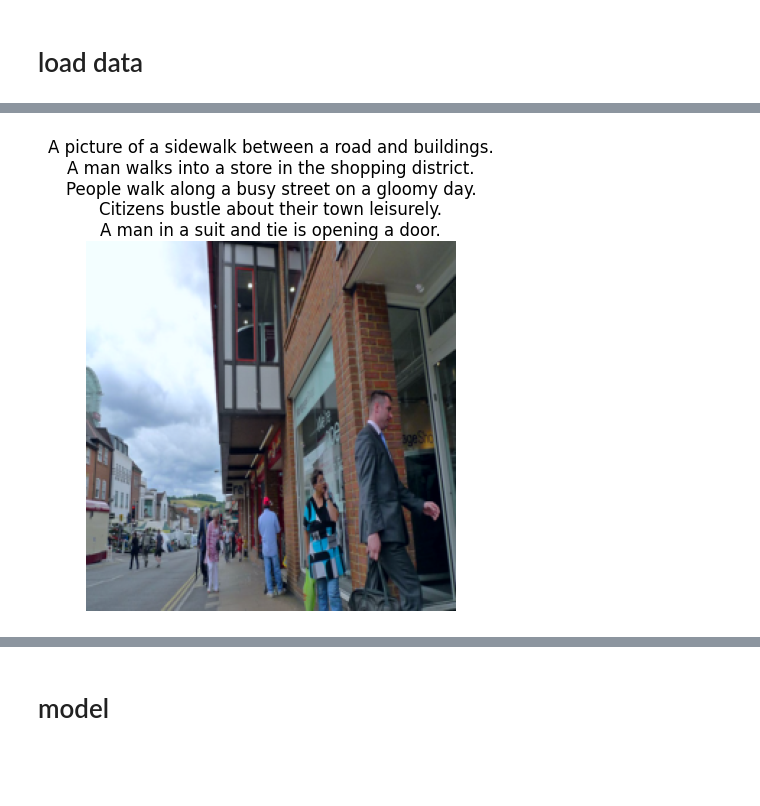
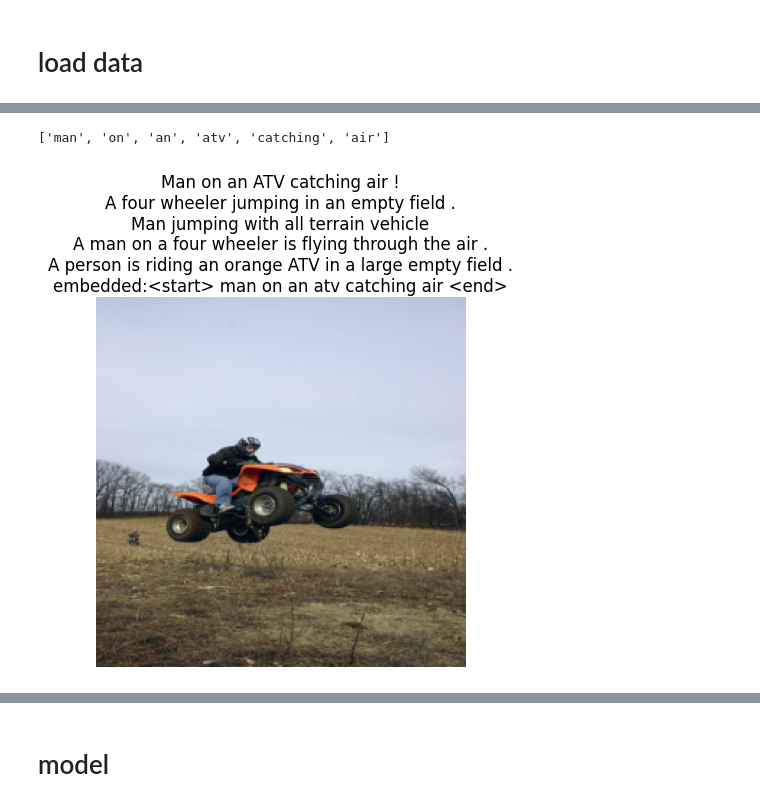
Before and after one commit to raziie/image-captioning-app, a Jupyter notebook: image-caption-generation.ipynb, the cells around one changed output, grey strips where cells are left out. Cells and saved outputs as stored; diff of their text form; code cells hidden in the pictures; blank space fills up the shorter version.

```diff
--- a/image-caption-generation.ipynb
+++ b/image-caption-generation.ipynb
@@ -143,11 +207,33 @@ for img in data["images"]:
 # split_data["train"], split_data["val"], split_data["test"]
 # %%
 # Load different splits
-train_dataset = ImageCaptionDataset(image_folder, split_data["train"], transform=transform)
-val_dataset = ImageCaptionDataset(image_folder, split_data["val"], transform=transform)
-test_dataset = ImageCaptionDataset(image_folder, split_data["test"], transform=transform)
+train_dataset = ImageCaptionDataset(
+    image_folder,
+    split_data["train"],
+    token_data["train"],
+    captions_per_image=5,
+    transform=transform,
+    freq_threshold=5
+)
+val_dataset = ImageCaptionDataset(
+    image_folder,
+    split_data["val"],
+    token_data["val"],
+    captions_per_image=5,
+    transform=transform,
+    freq_threshold=5
+)
+test_dataset = ImageCaptionDataset(
+    image_folder,
+    split_data["test"],
+    token_data["test"],
+    captions_per_image=5,
+    transform=transform,
+    freq_threshold=5
+)
 
+pad_idx = train_dataset.vocab.stoi["<pad>"]
 # Create DataLoaders
-train_loader = DataLoader(train_dataset, batch_size=4, shuffle=True)
-val_loader = DataLoader(val_dataset, batch_size=4, shuffle=False)
-test_loader = DataLoader(test_dataset, batch_size=4, shuffle=False)
+train_loader = DataLoader(train_dataset, collate_fn=MyCollate(pad_idx=pad_idx), batch_size=4, shuffle=True)
+val_loader = DataLoader(val_dataset, collate_fn=MyCollate(pad_idx=pad_idx), batch_size=4, shuffle=False)
+test_loader = DataLoader(test_dataset, collate_fn=MyCollate(pad_idx=pad_idx), batch_size=4, shuffle=False)
@@ -166,18 +254,26 @@ First Caption: ('A man wearing a red uniform and helmet stands on his motorbike.
+# %%
+def get_all_caps(dataset, idx):
+    image_name = dataset.image_names[idx]
+    return dataset.captions_dict[image_name]
 # %%
 # Visualize a sample
 def show_sample(dataset, idx):
     image, caption = dataset[idx]
     image = image.permute(1, 2, 0).numpy()
     image = image * 0.225 + 0.45  # De-normalize
-    wrapped_caption = "\n".join(caption)
+    # wrapped_caption = "\n".join(caption)
+    text_caption = str(caption)
+    text_caption = dataset.vocab.textualize(caption)
+    all_caps = "\n".join(get_all_caps(dataset, idx))
     plt.imshow(image)
-    plt.title(wrapped_caption, fontsize=12, wrap=True)
+    plt.title(all_caps + '\nembedded:' + text_caption, fontsize=12, wrap=True)
     plt.axis('off')
     plt.show()
 
 show_sample(train_dataset, random.randint(0, len(train_dataset)))
 # %% [output]
+['man', 'on', 'an', 'atv', 'catching', 'air']
-[figure, old version]
+[figure, new version]
 # %%
 # Caption Length Analysis
 caption_lengths = train_dataset.caption_lengths
```
Also changed, not shown: parts of 13 cells of this notebook.
